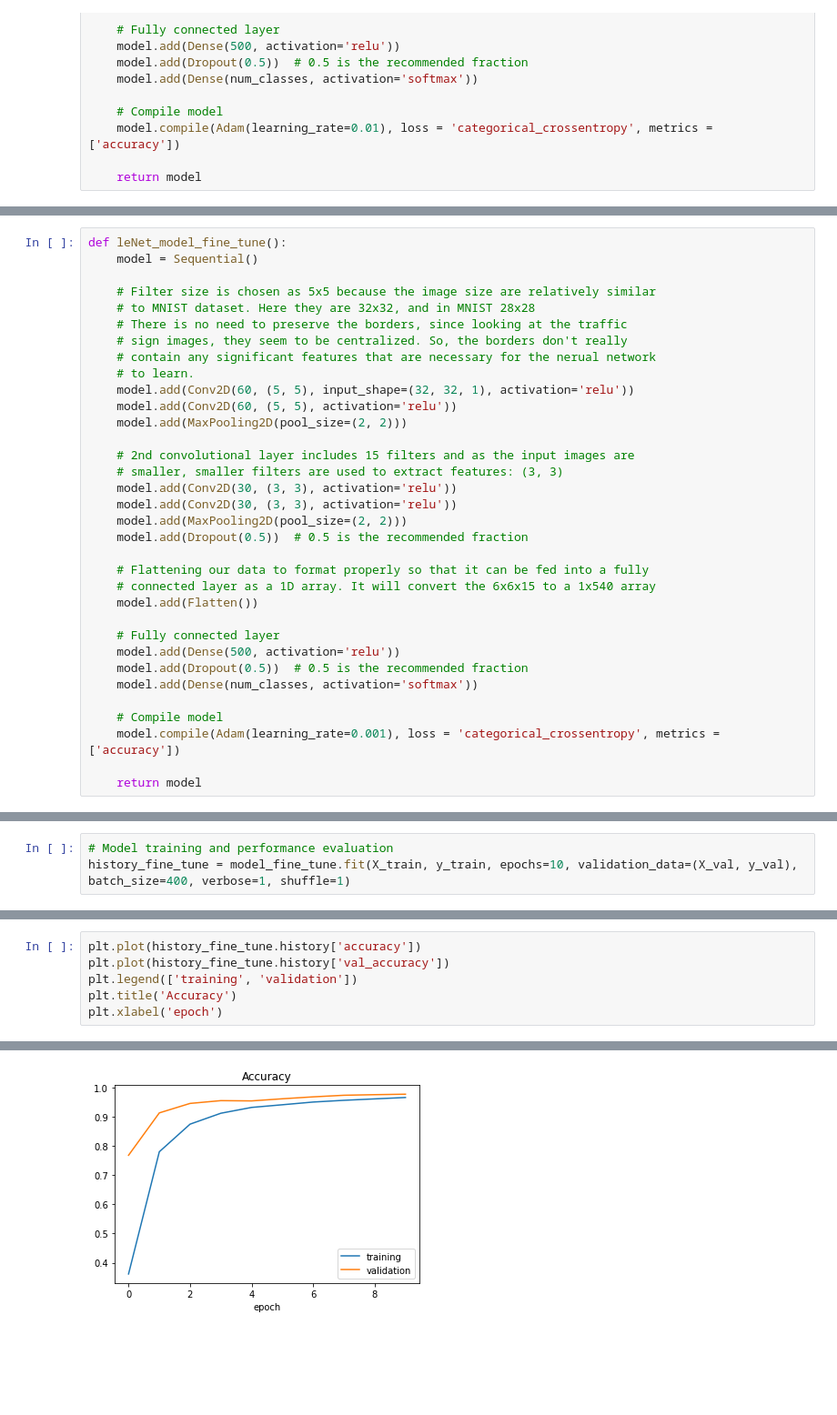
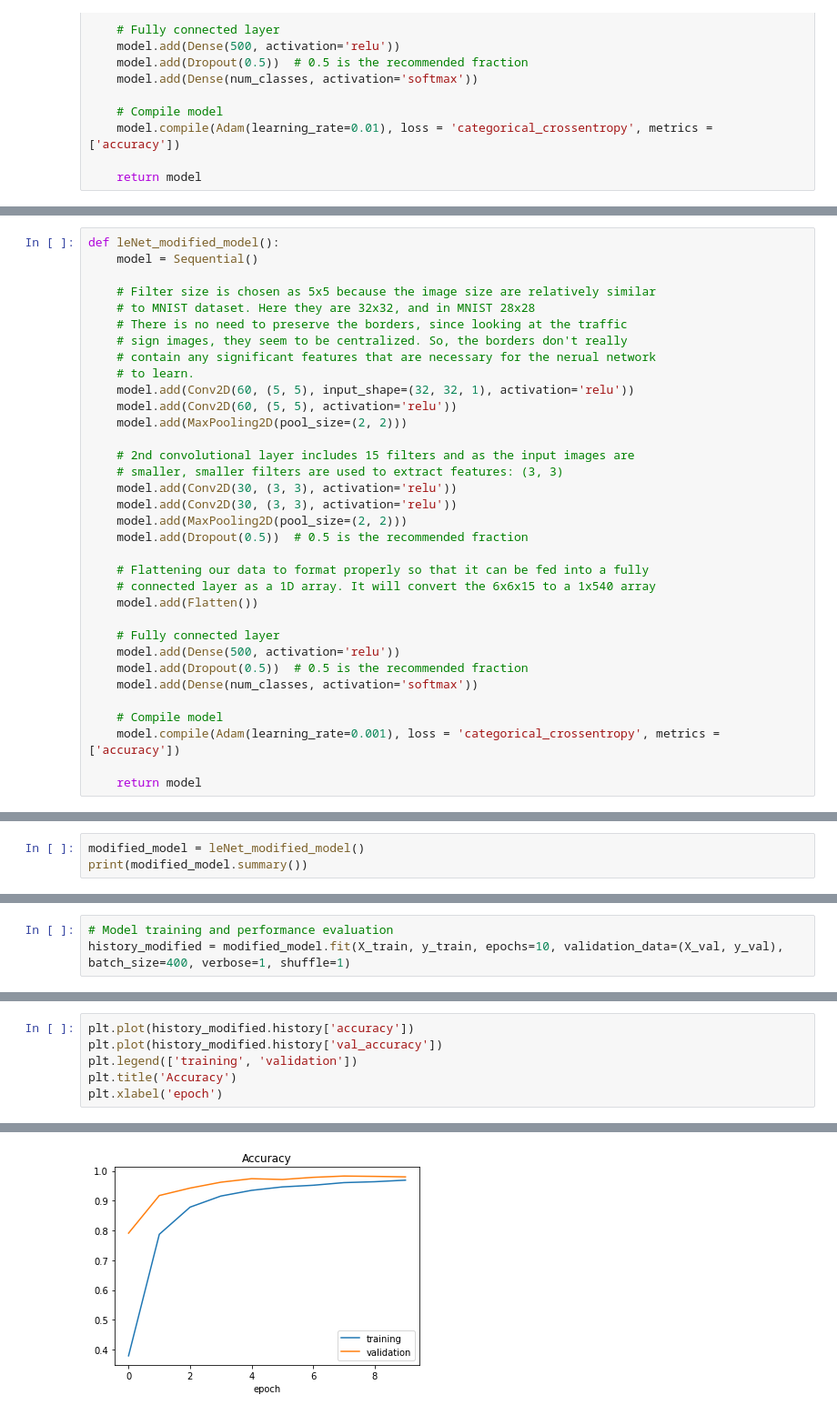
Before and after one commit to hpt1988/Applied-Deep-Learning_The-Complete-Self-Driving-Car-Course, a Jupyter notebook: traffic_signs/traffic_signs.ipynb, the cells around one changed output, grey strips where cells are left out. Shown at 91% size. Cells and saved outputs as stored; diff of their text form; blank space fills up the shorter version.

```diff
--- a/traffic_signs/traffic_signs.ipynb
+++ b/traffic_signs/traffic_signs.ipynb
@@ -484,7 +484,7 @@ The good news is that as it can be seen from the following plots, our overfittin
 
 ![loss_5.png](embedded-picture-10)![acc_5.png](embedded-picture-11)
 # %%
-def leNet_model_fine_tune():
+def leNet_modified_model():
     model = Sequential()
 
     # Filter size is chosen as 5x5 because the image size are relatively similar
@@ -540,0 +520,3 @@ None
+# %%
+modified_model = leNet_modified_model()
+print(modified_model.summary())
@@ -541,5 +541,5 @@ None
 # %%
 # Model training and performance evaluation
-history_fine_tune = model_fine_tune.fit(X_train, y_train, epochs=10, validation_data=(X_val, y_val), batch_size=400, verbose=1, shuffle=1)
+history_modified = modified_model.fit(X_train, y_train, epochs=10, validation_data=(X_val, y_val), batch_size=400, verbose=1, shuffle=1)
 # %% [output]
 Epoch 1/10
@@ -576,10 +576,10 @@ Text(0.5, 0, 'epoch')
 # %%
-plt.plot(history_fine_tune.history['accuracy'])
-plt.plot(history_fine_tune.history['val_accuracy'])
+plt.plot(history_modified.history['accuracy'])
+plt.plot(history_modified.history['val_accuracy'])
 plt.legend(['training', 'validation'])
 plt.title('Accuracy')
 plt.xlabel('epoch')
 # %% [output]
 Text(0.5, 0, 'epoch')
-[figure, old version]
+[figure, new version]
 # %%
```
Also changed, not shown: parts of 18 cells of this notebook.
